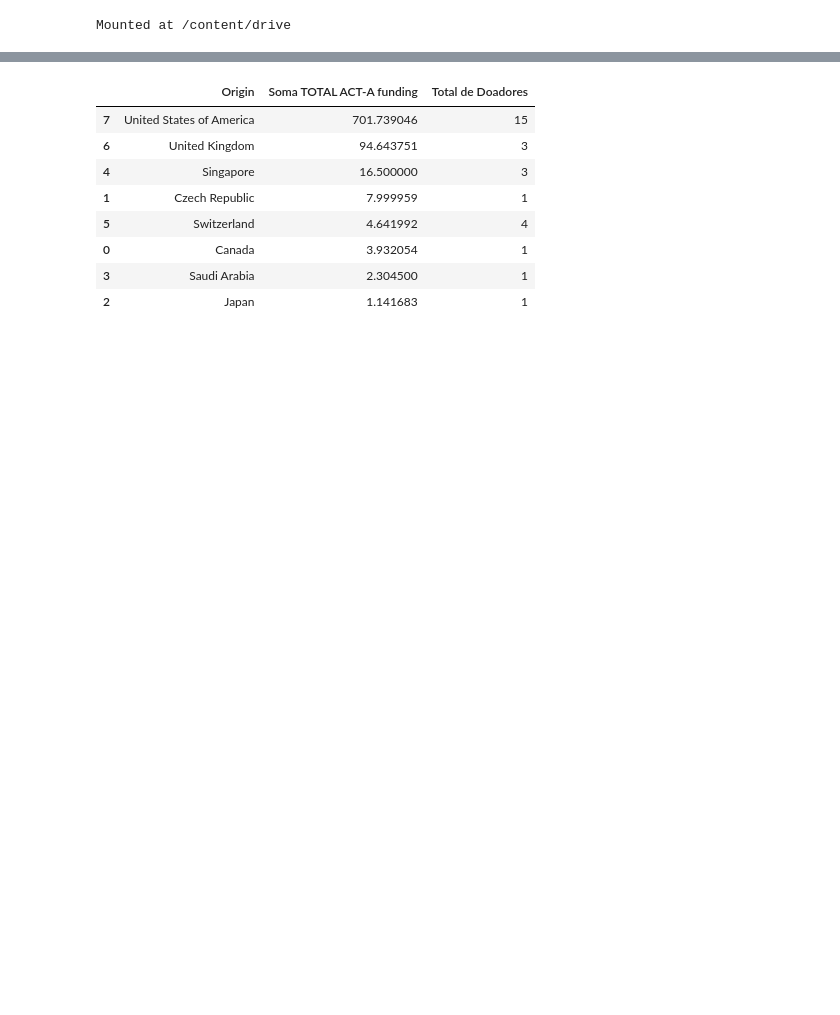
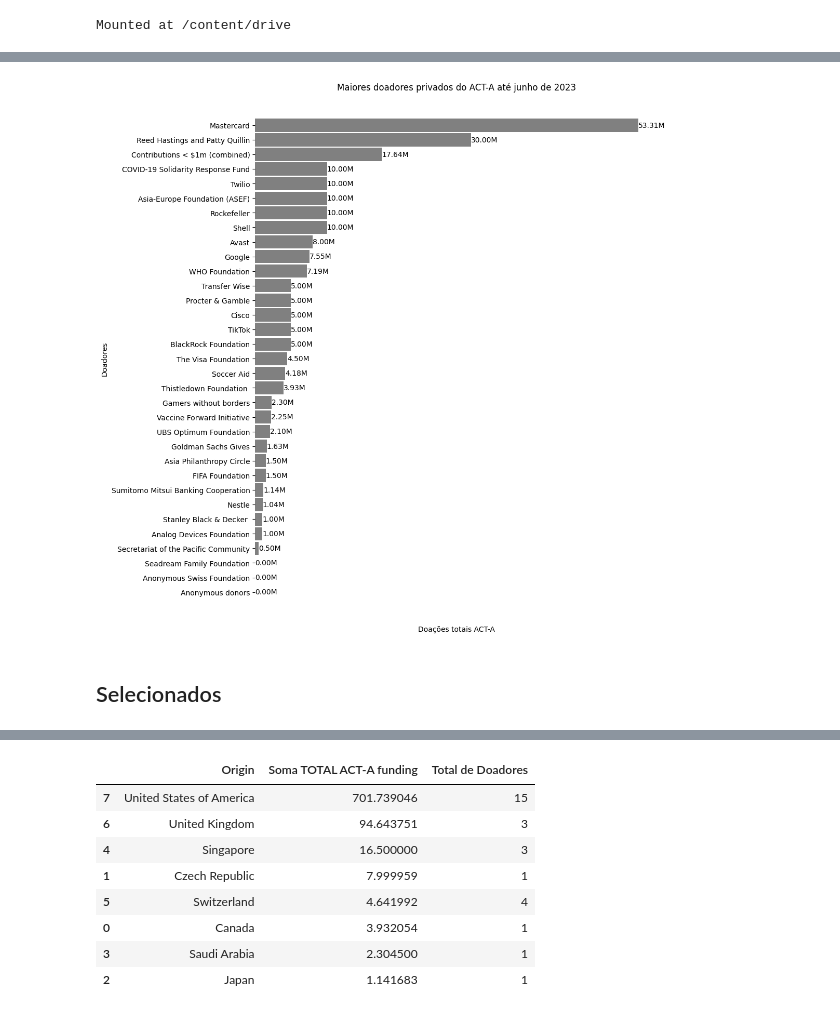
Before and after one commit to may-cbcp/ghg_act-a, a Jupyter notebook: notebook/ghg_acta_a.ipynb, the cells around one changed output, grey strips where cells are left out. Saved outputs shown, nothing was run; the diff lists cells and outputs as text; code cells hidden in the pictures; blank space fills up the shorter version.

```diff
--- a/notebook/ghg_acta_a.ipynb
+++ b/notebook/ghg_acta_a.ipynb
@@ -21 +189,8 @@ Mounted at /content/drive
+# %%
+df_restante = df.tail(len(df) - 5)
+gerar_grafico_tipo_doador(df=df_restante, tipo_doador=tipo_doador,grafico_titulo=grafico_titulo,nome_eixo_x=nome_eixo_x,nome_eixo_y=nome_eixo_y)
+# %% [output]
+[figure, added]
+# %% [markdown]
+## Selecionados
 # %%
```
Also changed, not shown: parts of 56 cells of this notebook.
